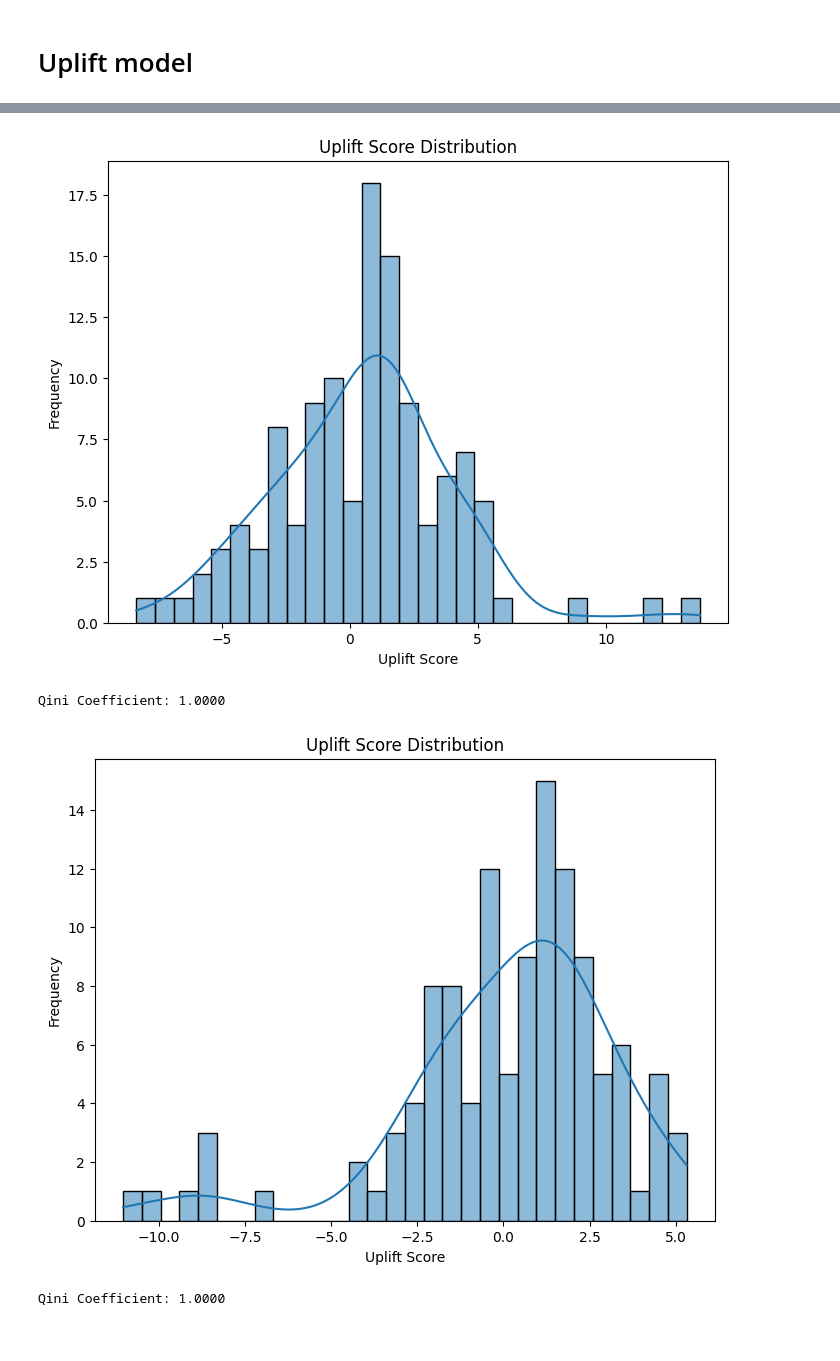
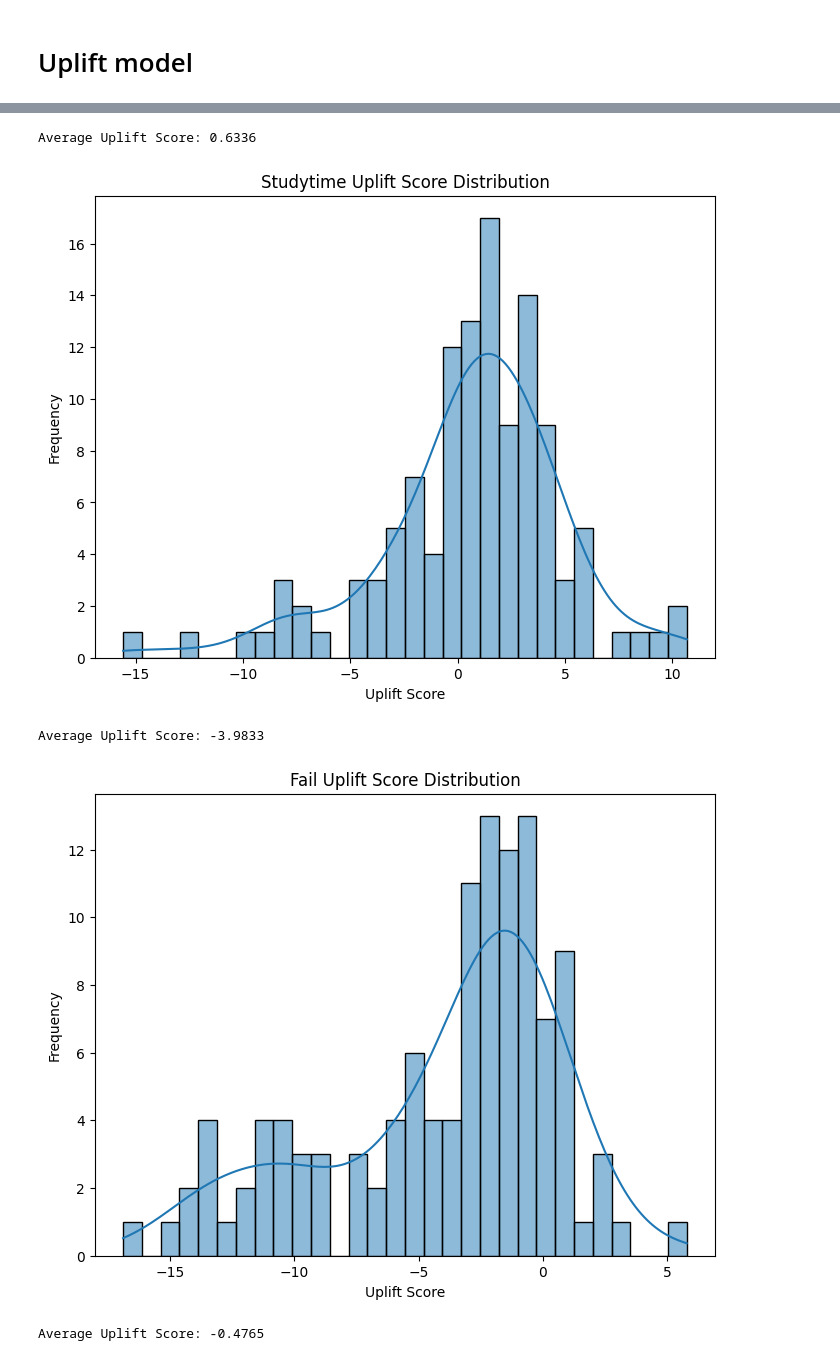
Before and after one commit to dingfengkun/DS-GA-1007, a Jupyter notebook: Final.ipynb, the cells around one changed output, grey strips where cells are left out. Drawn from its saved outputs; the diff is of its cells as text; code cells hidden in the pictures.

```diff
--- a/Final.ipynb
+++ b/Final.ipynb
@@ -750,18 +714,42 @@ Qini Coefficient: 1.0000
-# %%
-run_uplift_model(
-    filepath=filepath,
-    treatment_def_func=define_treatment_mother_education,
-    n_bins=10
-)
-# %% [output]
-[figure, removed]
-Qini Coefficient: 1.0000
-# %%
-run_uplift_model(
-    filepath=filepath,
-    treatment_def_func=define_treatment_absences,
-    n_bins=10
-)
-# %% [output]
-[figure, removed]
-Qini Coefficient: 1.0000
+# %%
+run_uplift_model(
+    filepath=filepath,
+    treatment_def_func=define_treatment_studytime,
+    n_bins=10
+)
+
+run_uplift_model(
+    filepath=filepath,
+    treatment_def_func=define_treatment_fail,
+    n_bins=10
+)
+
+run_uplift_model(
+    filepath=filepath,
+    treatment_def_func=define_treatment_father_education,
+    n_bins=10
+)
+
+run_uplift_model(
+    filepath=filepath,
+    treatment_def_func=define_treatment_mother_education,
+    n_bins=10
+)
+
+run_uplift_model(
+    filepath=filepath,
+    treatment_def_func=define_treatment_goout,
+    n_bins=10
+)
+
+run_uplift_model(
+    filepath=filepath,
+    treatment_def_func=define_treatment_age,
+    n_bins=10
+)
+# %% [output]
+Average Uplift Score: 0.6336
+[figure, added]
+Average Uplift Score: -3.9833
+[figure, added]
+Average Uplift Score: -0.4765
```
Also changed, not shown: parts of 35 cells of this notebook.
